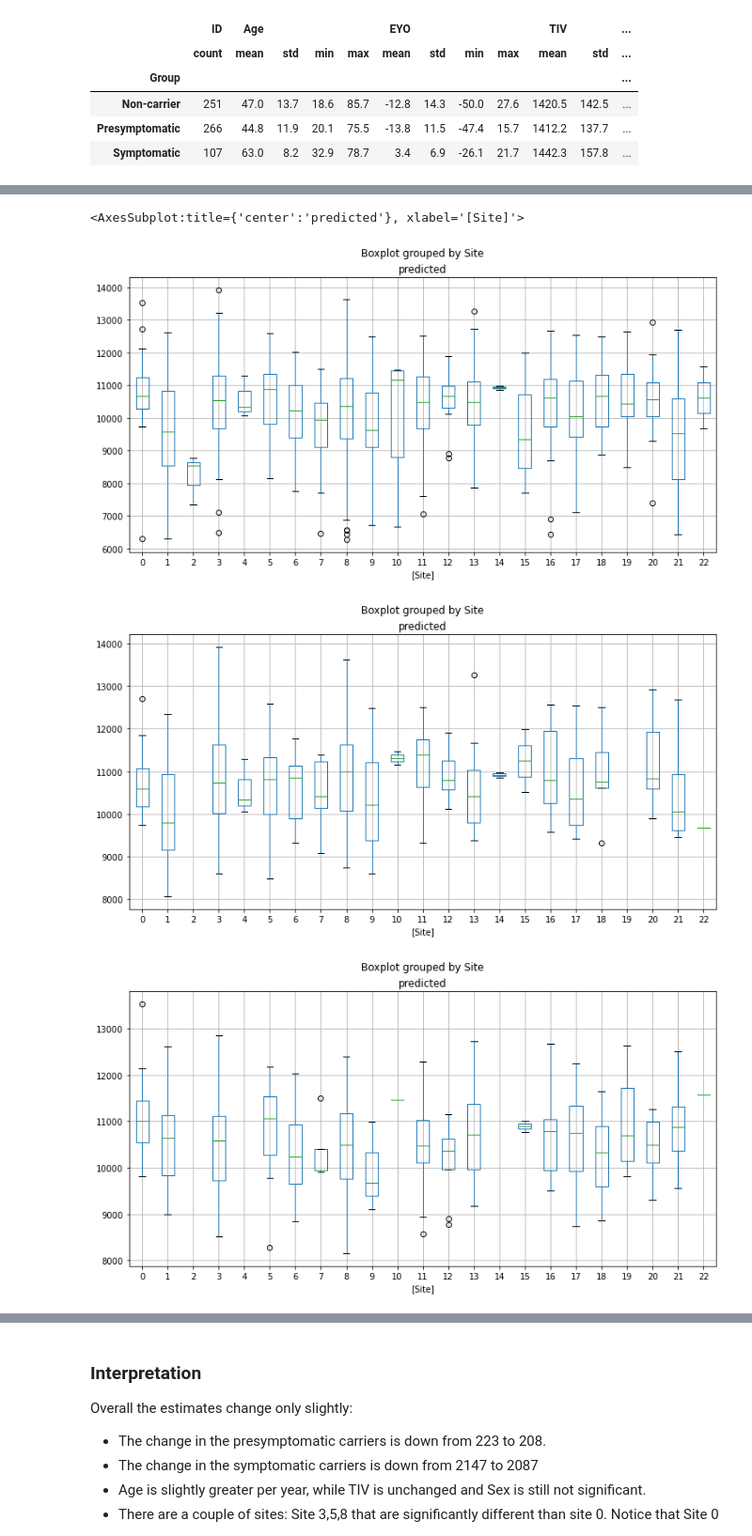
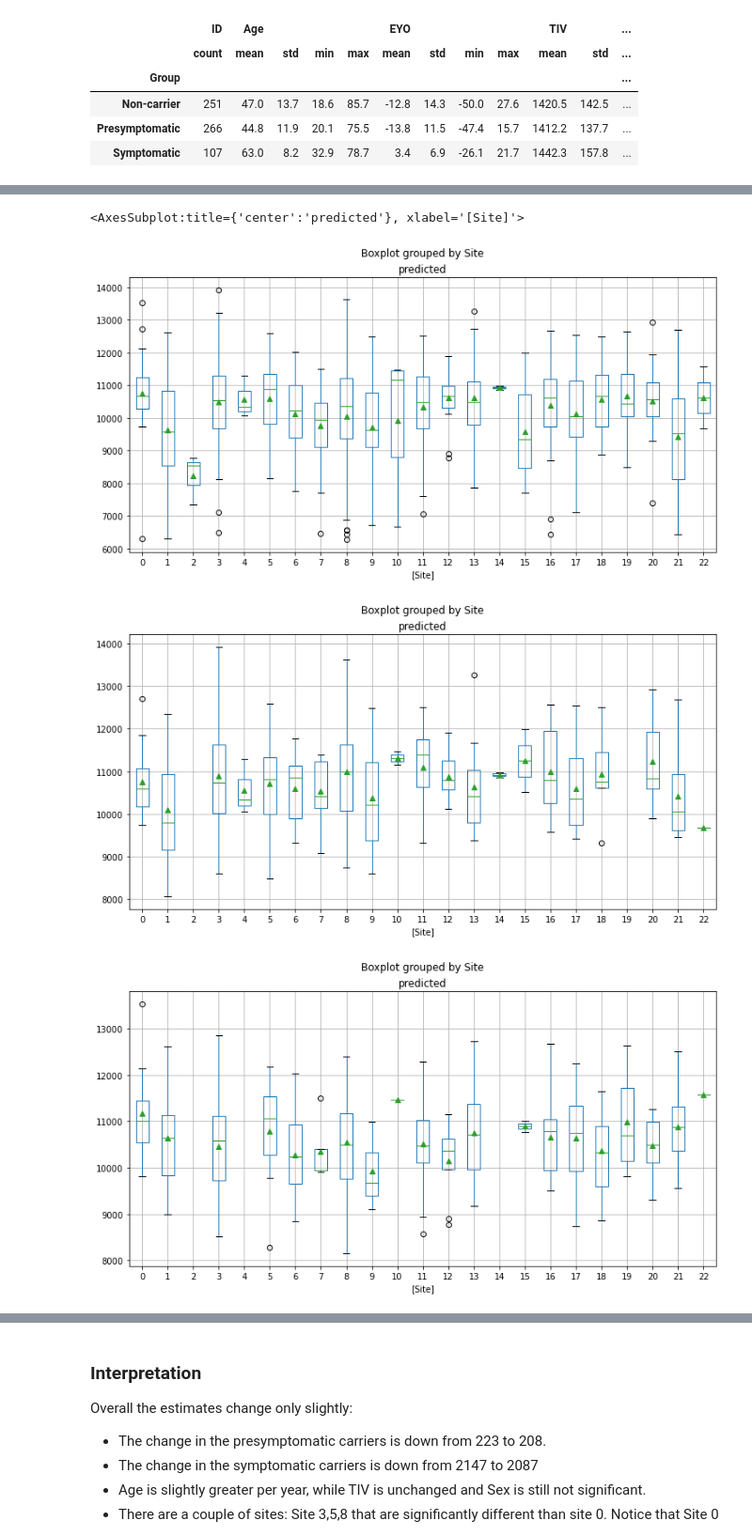
Before and after one commit to HealthBioscienceIDEAS/demon-imaging-harmonisation, a Jupyter notebook: harmonisation.ipynb, the cells around one changed output, grey strips where cells are left out. Shown: that part at 94% size. Drawn from its saved outputs; the diff is of its cells as text; code cells hidden in the pictures.

```diff
--- a/harmonisation.ipynb
+++ b/harmonisation.ipynb
@@ -119,14 +146,14 @@ Before we go on, let's take a look and see if we can spot differences by site, e
 # %%
 df_xsec['predicted'] = results.predict()
-df_xsec.boxplot('predicted',by=['Site'],figsize=(12,6))
+df_xsec.boxplot('predicted',by=['Site'],showmeans=True,figsize=(12,6))
 df_nc=df_xsec.query('Group =="Non-carrier"')
-df_nc.boxplot('predicted',by=['Site'],figsize=(12,6))
+df_nc.boxplot('predicted',by=['Site'],showmeans=True,figsize=(12,6))
 df_pmc=df_xsec.query('Group =="Presymptomatic"')
-df_pmc.boxplot('predicted',by=['Site'],figsize=(12,6))
+df_pmc.boxplot('predicted',by=['Site'],showmeans=True,figsize=(12,6))
 df_smc=df_xsec.query('Group =="Symptomatic"')
-df_smc.boxplot('predicted',by=['Site'],figsize=(12,6))
+df_smc.boxplot('predicted',by=['Site'],showmeans=True,figsize=(12,6))
 # %% [output]
 <AxesSubplot:title={'center':'predicted'}, xlabel='[Site]'>
-[figure, old version]
+[figure, new version]
-[figure, old version]
+[figure, new version]
-[figure, old version]
+[figure, new version]
```
Also changed, not shown: parts of 33 cells of this notebook.
